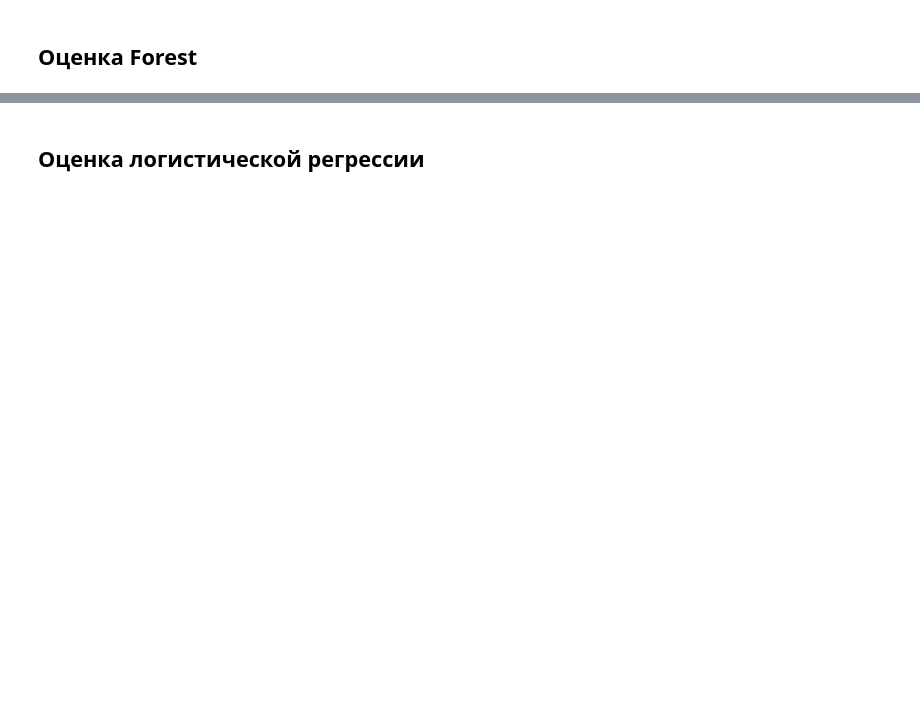
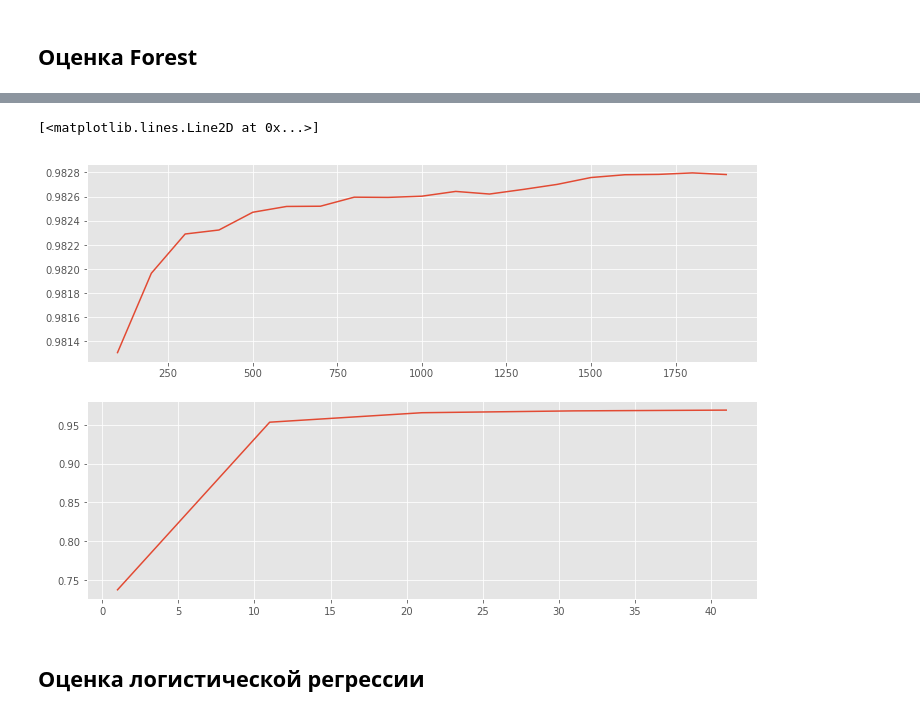
Before and after one commit to unifam123/sfml, a Jupyter notebook: hw_05/Vacancy Classification.ipynb, the cells around one changed output, grey strips where cells are left out. Saved outputs shown, nothing was run; the diff lists cells and outputs as text; code cells hidden in the pictures; blank space fills up the shorter version.

```diff
--- a/hw_05/Vacancy Classification.ipynb
+++ b/hw_05/Vacancy Classification.ipynb
@@ -116,18 +116,25 @@ print_test_results(sgd_gs_clf2)
 # %%
 frst_clf = Pipeline([('vect', CountVectorizer()),
                      ('tfidf', TfidfTransformer()),
-                     ('clf', RandomForestClassifier(random_state=42))
+                     ('clf', RandomForestClassifier(random_state=42, n_estimators=1750, min_samples_leaf=1, min_samples_split=2
+                                                   ,max_depth=30, criterion='entropy'))
 ])
 # %%
 parameters = {
     'vect__max_df': (1.0, 0.9, 0.8),
     'vect__min_df': (1, 3, 10),
     'vect__ngram_range': [(1,1), (1,2)],
-    'clf__n_estimators': (5, 10, 50, 100),
-    'clf__max_depth': (5, 10, 50)
+    'tfidf__norm': (None, 'l2'),
+    'tfidf__use_idf': (True, False),
+    'tfidf__smooth_idf': (True, False),
+    #'clf__n_estimators': (100, 1000, 1750),
+    #'clf__criterion': ('entropy', 'gini'),
+    #'clf__max_depth': (5, 12, 20, 30),
+    #'clf__min_samples_split' : (2, 10, 20),
+    #'clf__min_samples_leaf' : (1, 10, 50),
 }
 # %%
-frst_gs_clf = RandomizedSearchCV(frst_clf, parameters, n_jobs=-1, scoring='roc_auc', random_state=42)
+frst_gs_clf = RandomizedSearchCV(frst_clf, parameters, n_jobs=-1, cv=cv, scoring='roc_auc', random_state=42)
 # %%
 %%time
 
@@ -137,3 +165,18 @@ print_test_results(frst_gs_clf)
+# %%
+depths = range(1, 50, 10)
+estimators = range(100, 2000, 100)
+_, forest_estimators_test_scores = validation_curve(frst_clf, X, y, param_name='clf__n_estimators', param_range=estimators,
+                 scoring='roc_auc', cv=cv, n_jobs=-1)
+
+_, forest_max_depth_test_scores = validation_curve(frst_clf, X, y, param_name='clf__max_depth', param_range=depths,
+                 scoring='roc_auc', cv=cv, n_jobs=-1)
+# %%
+f, (ax1, ax2) = plt.subplots(2, 1)
+ax1.plot(estimators, forest_estimators_test_scores.mean(axis=1))
+ax2.plot(depths, forest_max_depth_test_scores.mean(axis=1))
+# %% [output]
+[<matplotlib.lines.Line2D at 0x...>]
+[figure, added]
 # %% [markdown]
 ## Оценка логистической регрессии
 # %%
```
Also changed, not shown: parts of 22 cells of this notebook, 3 other files.
